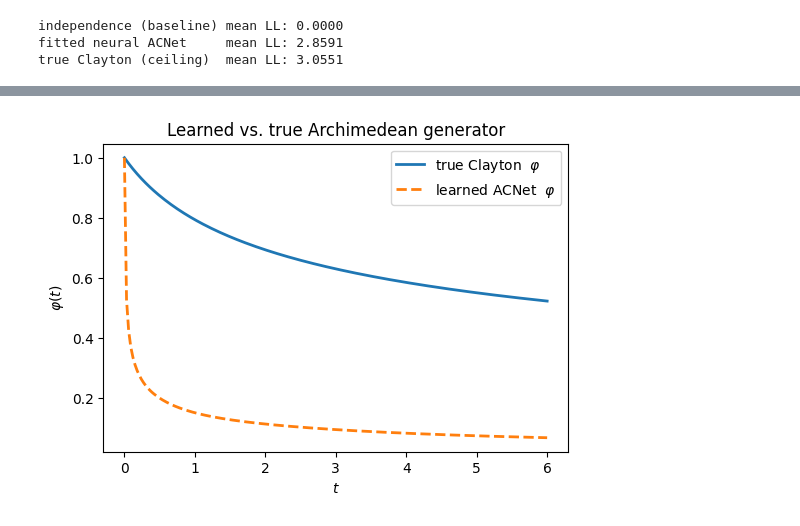
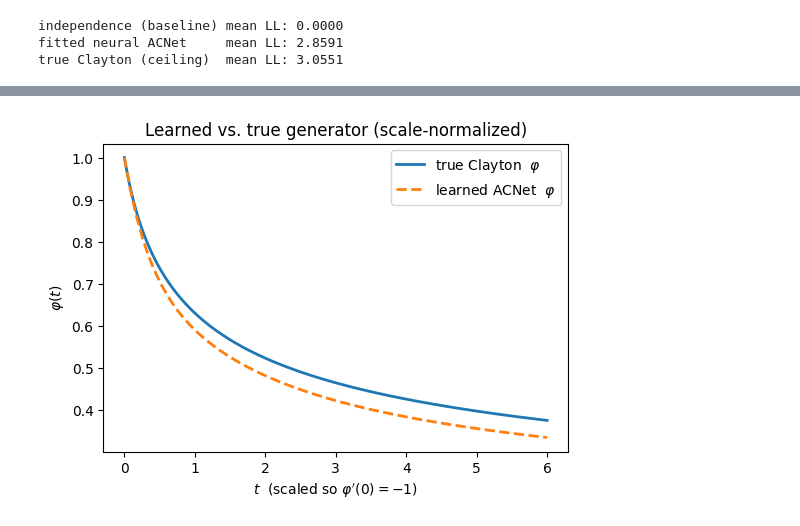
Before and after one commit to thisiscam/acopula, a Jupyter notebook: docs/examples/05_neural_acnet.ipynb, the cells around one changed output, grey strips where cells are left out. Drawn from its saved outputs; the diff is of its cells as text; code cells hidden in the pictures.

```diff
--- a/docs/examples/05_neural_acnet.ipynb
+++ b/docs/examples/05_neural_acnet.ipynb
@@ -164,13 +169,22 @@ convex generator — close to the true Clayton's — purely from the samples.
 # %%
+def normalized_phi(gen, ts):
+    """Rescale t so phi'(0) = -1, removing the copula's scale ambiguity."""
+    a = 1.0 / jnp.abs(jax.grad(gen)(jnp.array(0.0)))
+    return jax.vmap(lambda t: gen(a * t))(ts)
+
+
+clayton_gen = lambda t: jnp.power(1.0 + t, -1.0 / true_theta[0])
+acnet_gen = lambda t: acnet_generator(params["shift"], params["lc"], t)
+
 ts = jnp.linspace(0.0, 6.0, 200)
-phi_acnet = jax.vmap(lambda t: acnet_generator(params["shift"], params["lc"], t))(ts)
-phi_clayton = jax.vmap(lambda t: jnp.power(1.0 + t, -1.0 / true_theta[0]))(ts)
+phi_clayton = normalized_phi(clayton_gen, ts)
+phi_acnet = normalized_phi(acnet_gen, ts)
 
 fig, ax = plt.subplots(figsize=(6, 4))
 ax.plot(ts, np.asarray(phi_clayton), label="true Clayton  $\\varphi$", lw=2)
 ax.plot(ts, np.asarray(phi_acnet), "--", label="learned ACNet  $\\varphi$", lw=2)
-ax.set_xlabel("$t$"); ax.set_ylabel("$\\varphi(t)$"); ax.legend()
-ax.set_title("Learned vs. true Archimedean generator")
+ax.set_xlabel("$t$  (scaled so $\\varphi'(0)=-1$)"); ax.set_ylabel("$\\varphi(t)$")
+ax.legend(); ax.set_title("Learned vs. true generator (scale-normalized)")
 plt.show()
 # %% [output]
-[figure, old version]
+[figure, new version]
```
Also changed, not shown: parts of 2 cells of this notebook.
